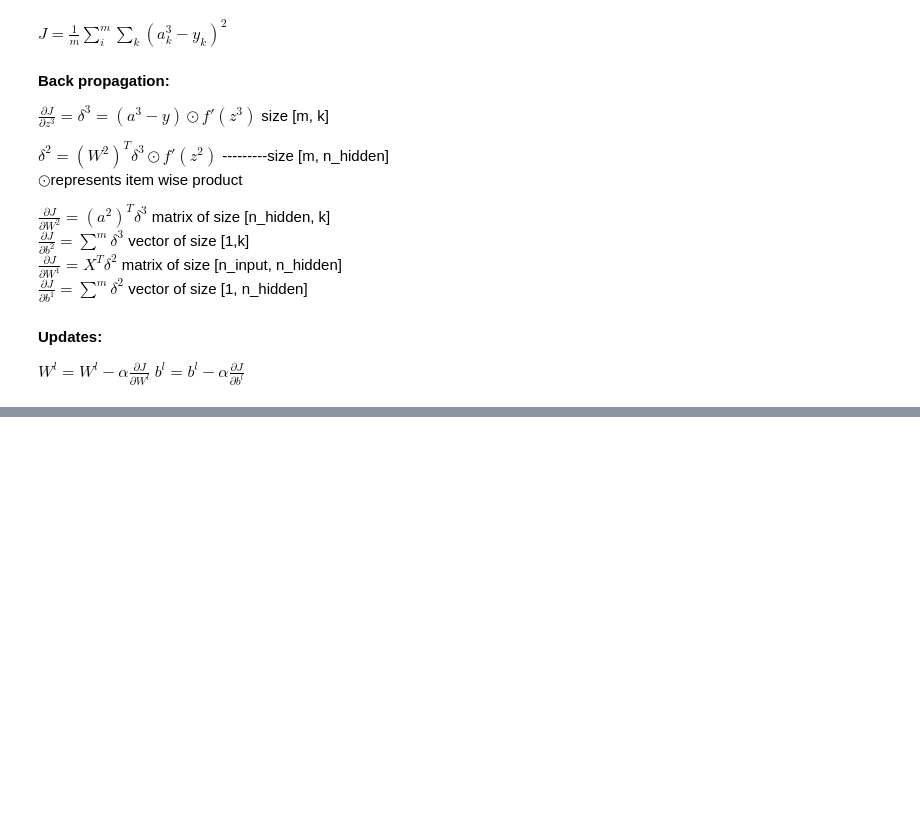
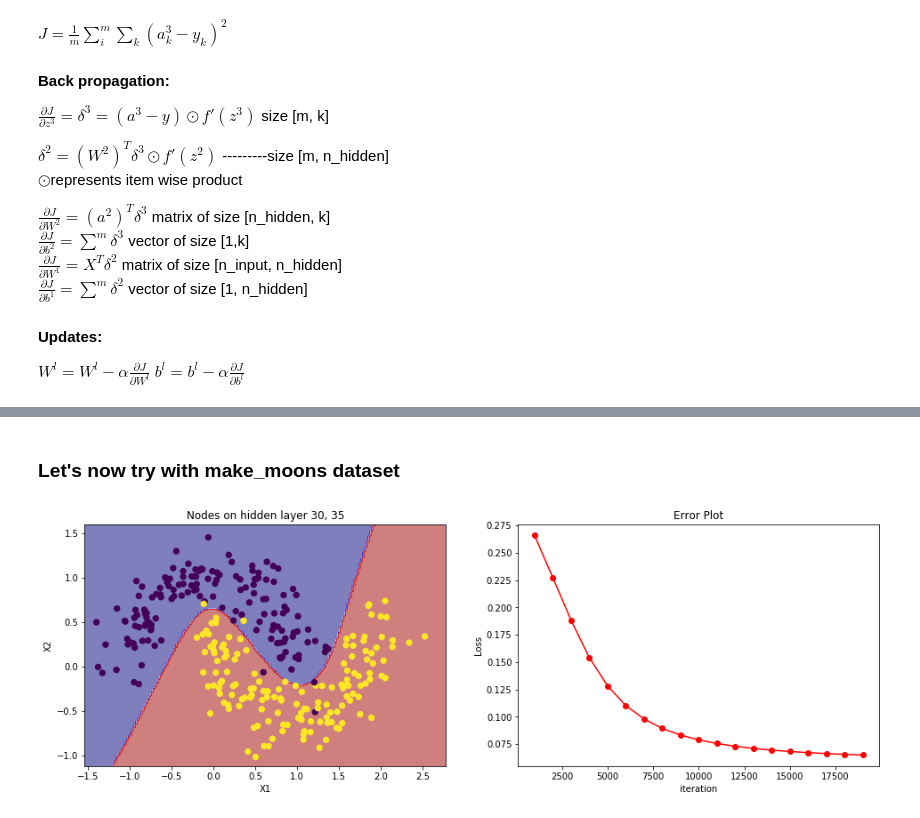
Before and after one commit to bp249507/NeuralNetwork, a Jupyter notebook: dnn.ipynb, the cells around one changed output, grey strips where cells are left out. Saved outputs shown, nothing was run; the diff lists cells and outputs as text; code cells hidden in the pictures; blank space fills up the shorter version.

```diff
--- a/dnn.ipynb
+++ b/dnn.ipynb
@@ -379,0 +685,52 @@ plt.show()
+# %% [markdown]
+### Let's now try with make_moons dataset
+# %%
+#moon data
+np.random.seed(0)
+X, y = datasets.make_moons(300, noise=0.20)
+#plt.scatter(X[:,0], X[:,1], s=40, c=y, cmap=plt.cm.seismic)
+#plt.xlabel('X1')
+#plt.ylabel('X2')
+#plt.show()
+y = pd.get_dummies(y).values
+train_X = X
+train_y = y
+
+
+n_hidden = [30,35]
+
+epoch = 20000
+alpha = 0.0001
+reg = 0.00
+model, iterations, error = train_softmax2(train_X, train_y, n_hidden, epoch, alpha, reg)
+
+#plot
+x1 = np.linspace(1.1*min(train_X[:,0]), 1.1*max(train_X[:,0]), 200)
+x2 = np.linspace(1.1*min(train_X[:,1]), 1.1*max(train_X[:,1]), 200)
+
+x1, x2 = np.meshgrid(x1,x2)
+
+x = np.column_stack((x1.flatten(),x2.flatten()))
+z = predict_softmax2(model,x)
+
+z = z.reshape((200,200))
+
+plt.subplots(1,2,figsize=(16,5))
+plt.subplot(121)
+plt.contourf(x1,x2,z, cmap=plt.cm.seismic, alpha=0.5)
+plt.scatter(train_X[:,0], train_X[:,1], s=40, c=np.argmax(train_y, axis=1)) #, cmap=plt.cm.seismic)
+plt.xlabel('X1')
+plt.ylabel('X2')
+plt.title('Nodes on hidden layer %d, %d'%(n_hidden[0],n_hidden[1]))
+plt.xlim(1.1*min(train_X[:,0]), 1.1*max(train_X[:,0]))
+plt.ylim(1.1*min(train_X[:,1]), 1.1*max(train_X[:,1]))
+
+plt.subplot(122)
+plt.plot(iterations[1:], error[1:], 'ro-')
+plt.xlabel('iteration')
+plt.ylabel('Loss')
+plt.title('Error Plot')
+
+plt.show()
+# %% [output]
+[figure, added]
```
Also changed, not shown: parts of 21 cells of this notebook.
